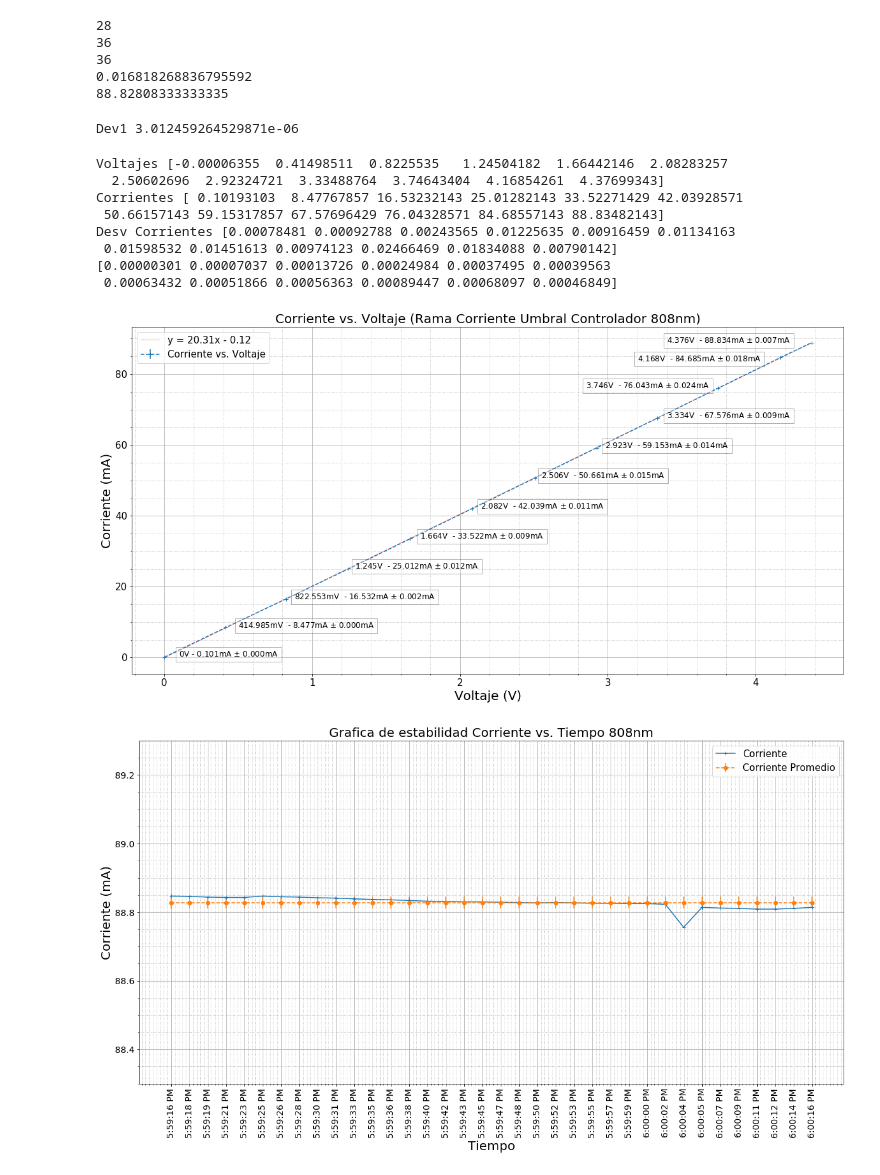
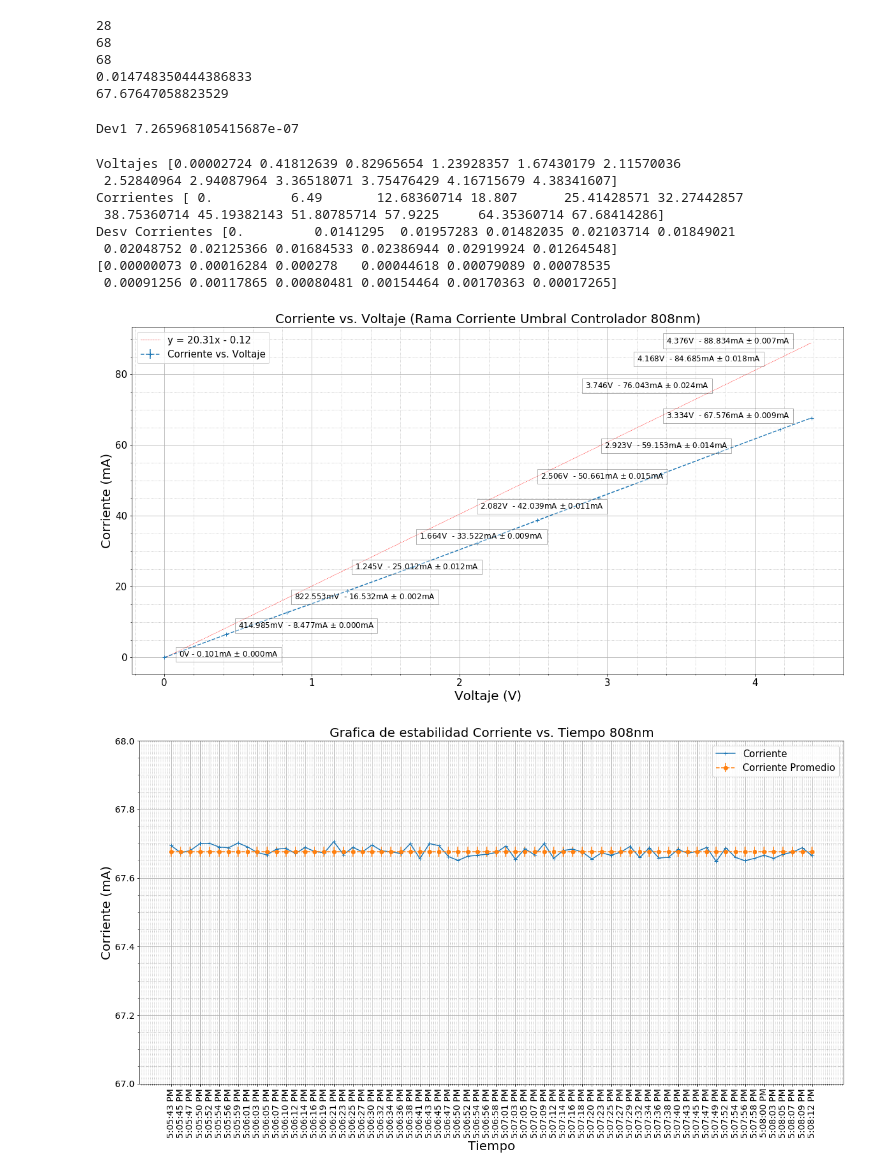
Before and after one commit to Magnus512/Jupyter, a Jupyter notebook: Corrientes808.ipynb, the cells around one changed output. Saved outputs shown, nothing was run; the diff lists cells and outputs as text; code cells hidden in the pictures.

Commit message:
Nuevas Caracterizaciones
Caract. Nuevos Láser

```diff
--- a/Corrientes808.ipynb
+++ b/Corrientes808.ipynb
@@ -6,7 +6,7 @@ import matplotlib.pyplot as plt
 #import scipy
 from scipy.optimize import curve_fit
 # %%
-dataframe=pd.read_csv('Files/808nuevo.csv')
+dataframe=pd.read_csv('Files/8080411.csv')
 tiempo = dataframe['Tiempo']
 corriente = dataframe['Corriente']
 voltaje = dataframe['Voltaje']
@@ -45,8 +45,8 @@ corriente11 = corriente[302:330:1]
 corriente12 = corriente[332:360:1]
 print(len(corriente12))
 #Grafica tiempo
-corriente13 = corriente[332:368:1]
-tiempo12 = tiempo[332:368:1]
+corriente13 = corriente[332:400:1]
+tiempo12 = tiempo[332:400:1]
 desvcorr13 = np.std(corriente13)
 corrientemed13 = np.mean(corriente13)
 print(len(corriente13))
@@ -55,10 +55,10 @@ print(desvcorr13)
 print(corrientemed13)
 # %% [output]
 28
-36
-36
-0.016818268836795592
-88.82808333333335
+68
+68
+0.014748350444386833
+67.67647058823529
 # %%
 #valores medios y deviaciones estandar
 #voltaje
@@ -118,7 +118,7 @@ desvoltaje11 = np.std(voltaje11)
 desvoltaje12 = np.std(voltaje12)
 print("Dev1",desvoltaje1)
 # %% [output]
-Dev1 3.012459264529871e-06
+Dev1 7.265968105415687e-07
 # %%
 #arreglos
 voltajes = np.array([voltajemed1, voltajemed2, voltajemed3, voltajemed4, voltajemed5, voltajemed6, voltajemed7, voltajemed8, voltajemed9, voltajemed10, voltajemed11, voltajemed12])
@@ -132,14 +132,14 @@ print('Corrientes',corrientes)
 print('Desv Corrientes',desvcorrientes)
 print(desvoltajes)
 # %% [output]
-Voltajes [-0.00006355  0.41498511  0.8225535   1.24504182  1.66442146  2.08283257
-  2.50602696  2.92324721  3.33488764  3.74643404  4.16854261  4.37699343]
-Corrientes [ 0.10193103  8.47767857 16.53232143 25.01282143 33.52271429 42.03928571
- 50.66157143 59.15317857 67.57696429 76.04328571 84.68557143 88.83482143]
-Desv Corrientes [0.00078481 0.00092788 0.00243565 0.01225635 0.00916459 0.01134163
- 0.01598532 0.01451613 0.00974123 0.02466469 0.01834088 0.00790142]
-[0.00000301 0.00007037 0.00013726 0.00024984 0.00037495 0.00039563
- 0.00063432 0.00051866 0.00056363 0.00089447 0.00068097 0.00046849]
+Voltajes [0.00002724 0.41812639 0.82965654 1.23928357 1.67430179 2.11570036
+ 2.52840964 2.94087964 3.36518071 3.75476429 4.16715679 4.38341607]
+Corrientes [ 0.          6.49       12.68360714 18.807      25.41428571 32.27442857
+ 38.75360714 45.19382143 51.80785714 57.9225     64.35360714 67.68414286]
+Desv Corrientes [0.         0.0141295  0.01957283 0.01482035 0.02103714 0.01849021
+ 0.02048752 0.02125366 0.01684533 0.02386944 0.02919924 0.01264548]
+[0.00000073 0.00016284 0.000278   0.00044618 0.00079089 0.00078535
+ 0.00091256 0.00117865 0.00080481 0.00154464 0.00170363 0.00017265]
 # %%
 #Funcion de regresion
 xvals = voltajes
@@ -181,26 +181,26 @@ plt.savefig('Graphs/Controlador808.jpg')
 plt.savefig('Graphs/Controlador808.png')
 plt.show()
 # %% [output]
-[figure, old version]
+[figure, new version]
 # %%
 plt.figure(figsize=(20,10))
 axes = plt.axes()
 axes.set_xticklabels(tiempo,rotation = 90)
 axes.xaxis.set_tick_params(labelsize = 14)
 axes.yaxis.set_tick_params(labelsize = 14)
 plt.minorticks_on()
 plt.grid(which='major',linestyle='-')
 plt.grid(which='minor',linestyle=':')
-plt.ylim(88.3,89.3)
+plt.ylim(67,68)
 plt.title('Grafica de estabilidad Corriente vs. Tiempo 808nm', fontsize=20)
 plt.xlabel('Tiempo', fontsize=20)
 plt.ylabel('Corriente (mA)', fontsize=20)
 plt.plot(tiempo12,corriente13, label='Corriente',marker='+')
 corrprom = np.full((len(corriente13)),corrientemed13)
 plt.errorbar(tiempo12,corrprom, yerr=desvcorr13 ,label='Corriente Promedio', linestyle='dashed',marker='o')
 plt.legend(prop={'size': 15})
 #plt.savefig('Graphs/CorrienteTiempo808.jpg')
 plt.savefig('Graphs/CorrienteTiempo808.png')
 plt.show()
 # %% [output]
-[figure, old version]
+[figure, new version]
```
Also changed, not shown: 13 other files.
